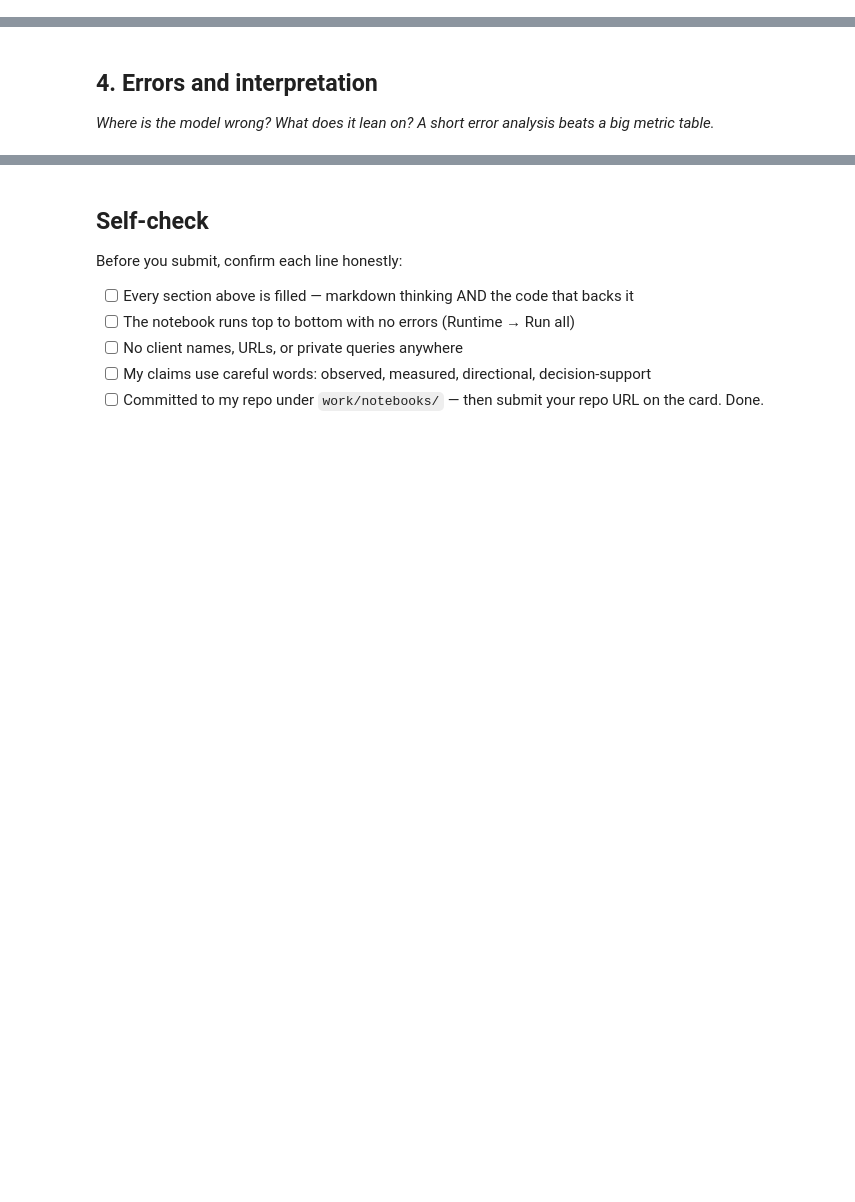
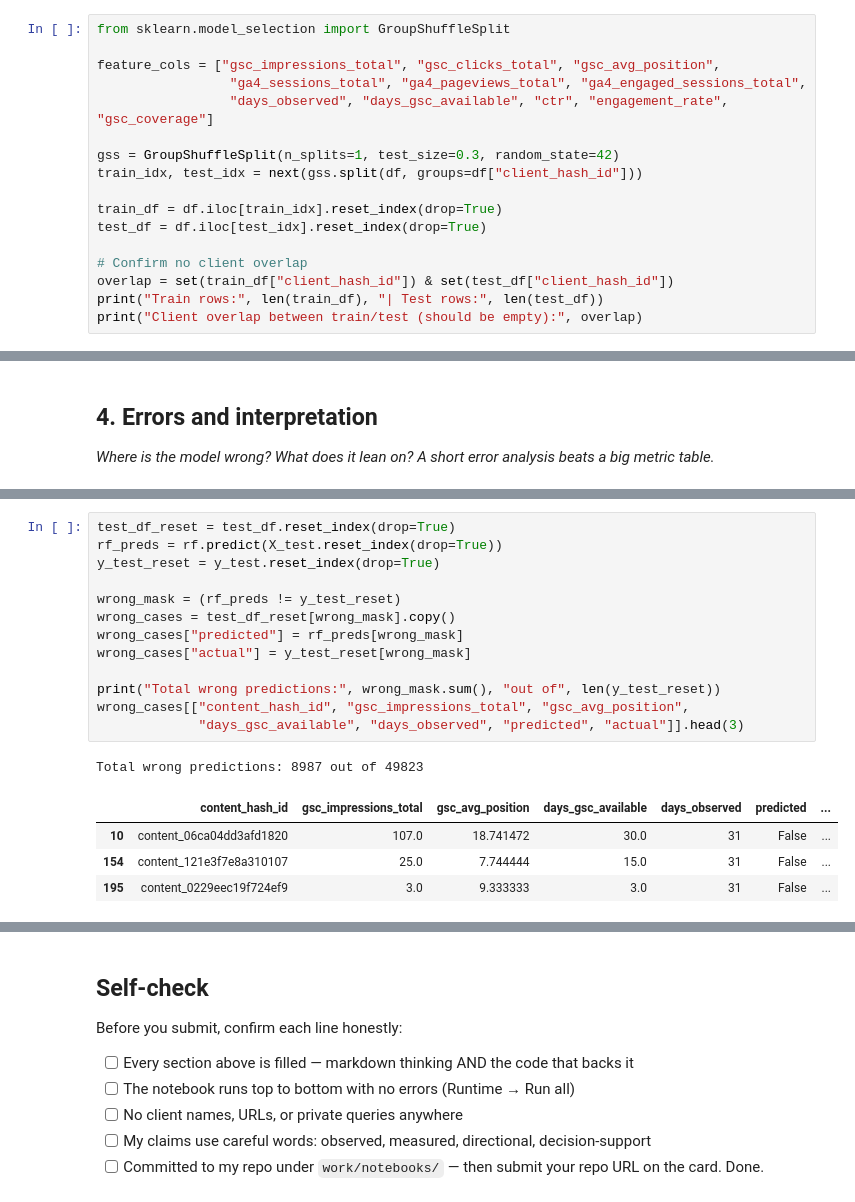
Before and after one commit to maryam12arshad17/flyrank-internship-ml, a Jupyter notebook: work/notebooks/w05_model.ipynb, the cells around one changed output, grey strips where cells are left out. Cells and saved outputs as stored; diff of their text form; blank space fills up the shorter version.

```diff
--- a/work/notebooks/w05_model.ipynb
+++ b/work/notebooks/w05_model.ipynb
@@ -22,0 +102,17 @@ This skeleton is yours to fill. Work the sections **in order** — each one has
+# %%
+from sklearn.model_selection import GroupShuffleSplit
+
+feature_cols = ["gsc_impressions_total", "gsc_clicks_total", "gsc_avg_position",
+                 "ga4_sessions_total", "ga4_pageviews_total", "ga4_engaged_sessions_total",
+                 "days_observed", "days_gsc_available", "ctr", "engagement_rate", "gsc_coverage"]
+
+gss = GroupShuffleSplit(n_splits=1, test_size=0.3, random_state=42)
+train_idx, test_idx = next(gss.split(df, groups=df["client_hash_id"]))
+
+train_df = df.iloc[train_idx].reset_index(drop=True)
+test_df = df.iloc[test_idx].reset_index(drop=True)
+
+# Confirm no client overlap
+overlap = set(train_df["client_hash_id"]) & set(test_df["client_hash_id"])
+print("Train rows:", len(train_df), "| Test rows:", len(test_df))
+print("Client overlap between train/test (should be empty):", overlap)
@@ -36,0 +230,19 @@ This skeleton is yours to fill. Work the sections **in order** — each one has
+# %%
+test_df_reset = test_df.reset_index(drop=True)
+rf_preds = rf.predict(X_test.reset_index(drop=True))
+y_test_reset = y_test.reset_index(drop=True)
+
+wrong_mask = (rf_preds != y_test_reset)
+wrong_cases = test_df_reset[wrong_mask].copy()
+wrong_cases["predicted"] = rf_preds[wrong_mask]
+wrong_cases["actual"] = y_test_reset[wrong_mask]
+
+print("Total wrong predictions:", wrong_mask.sum(), "out of", len(y_test_reset))
+wrong_cases[["content_hash_id", "gsc_impressions_total", "gsc_avg_position",
+             "days_gsc_available", "days_observed", "predicted", "actual"]].head(3)
+# %% [output]
+Total wrong predictions: 8987 out of 49823
+|  | content_hash_id | gsc_impressions_total | gsc_avg_position | days_gsc_available | days_observed | predicted | ... |
+| 10 | content_06ca04dd3afd1820 | 107.0 | 18.741472 | 30.0 | 31 | False | ... |
+| 154 | content_121e3f7e8a310107 | 25.0 | 7.744444 | 15.0 | 31 | False | ... |
+| 195 | content_0229eec19f724ef9 | 3.0 | 9.333333 | 3.0 | 31 | False | ... |
```
Also changed, not shown: parts of 16 cells of this notebook.
